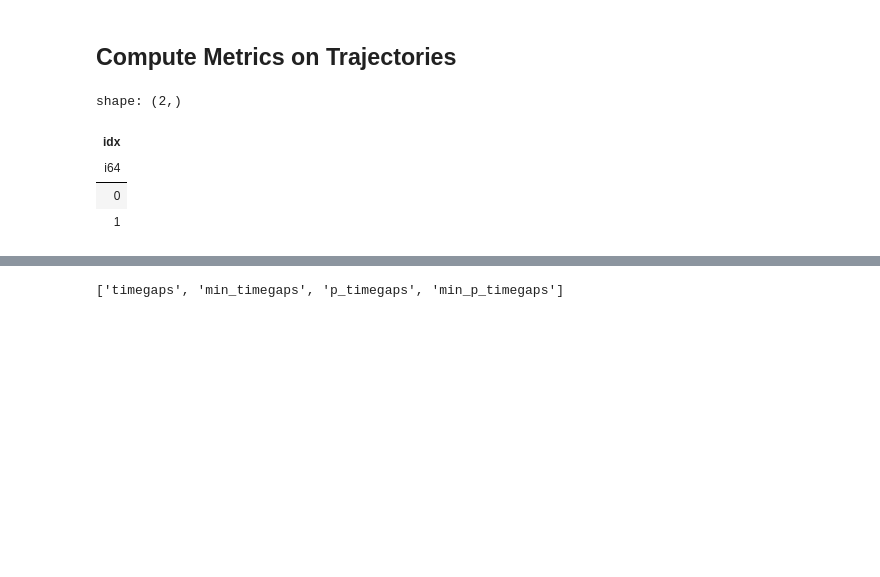
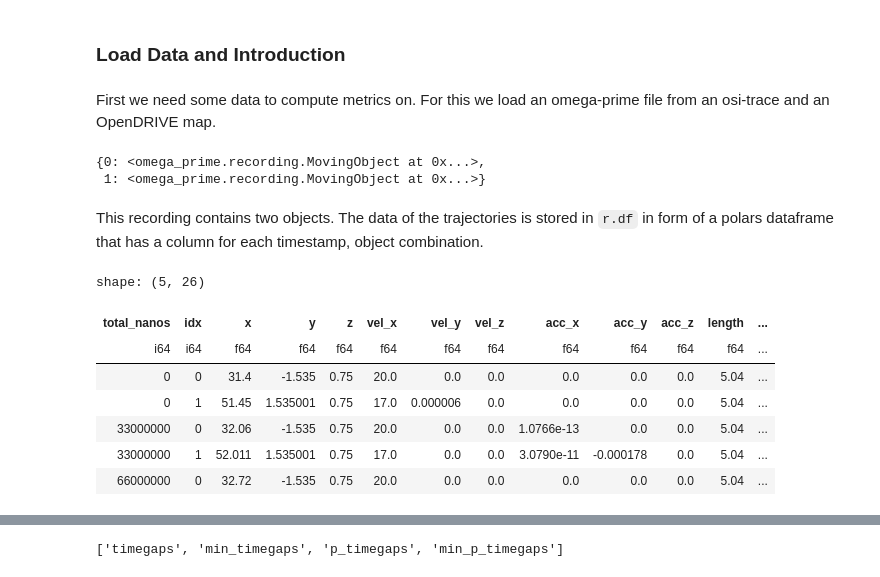
Before and after one commit to ika-rwth-aachen/omega-prime, a Jupyter notebook: docs/notebooks/tutorial_metrics.ipynb, the cells around one changed output, grey strips where cells are left out. Saved outputs shown, nothing was run; the diff lists cells and outputs as text; code cells hidden in the pictures; blank space fills up the shorter version.

Commit message:
update tutorial of metrics

```diff
--- a/docs/notebooks/tutorial_metrics.ipynb
+++ b/docs/notebooks/tutorial_metrics.ipynb
@@ -1,5 +1,7 @@
 # %% [markdown]
-## Compute Metrics on Trajectories
+### Load Data and Introduction
+# %% [markdown]
+First we need some data to compute metrics on. For this we load an omega-prime file from an osi-trace and an OpenDRIVE map.
 # %%
 import omega_prime
 import polars as pl
@@ -10,11 +12,20 @@ import numpy as np
 r = omega_prime.Recording.from_file(
     "../../example_files/alks_cut-in.osi", map_path="../../example_files/straight_500m.xodr"
 )
+r.moving_objects
+# %% [output]
+{0: <omega_prime.recording.MovingObject at 0x...>,
+ 1: <omega_prime.recording.MovingObject at 0x...>}
+# %% [markdown]
+This recording contains two objects. The data of the trajectories is stored in `r.df` in form of a polars dataframe that has a column for each timestamp, object combination.
 # %%
-r._df["idx"].unique()
+r.df.head()
 # %% [output]
-shape: (2,)
+shape: (5, 26)
-| idx |
-| i64 |
-| 0 |
-| 1 |
+| total_nanos | idx | x | y | z | vel_x | vel_y | vel_z | acc_x | acc_y | acc_z | length | ... |
+| i64 | i64 | f64 | f64 | f64 | f64 | f64 | f64 | f64 | f64 | f64 | f64 | ... |
+| 0 | 0 | 31.4 | -1.535 | 0.75 | 20.0 | 0.0 | 0.0 | 0.0 | 0.0 | 0.0 | 5.04 | ... |
+| 0 | 1 | 51.45 | 1.535001 | 0.75 | 17.0 | 0.000006 | 0.0 | 0.0 | 0.0 | 0.0 | 5.04 | ... |
+| 33000000 | 0 | 32.06 | -1.535 | 0.75 | 20.0 | 0.0 | 0.0 | 1.0766e-13 | 0.0 | 0.0 | 5.04 | ... |
+| 33000000 | 1 | 52.011 | 1.535001 | 0.75 | 17.0 | 0.0 | 0.0 | 3.0790e-11 | -0.000178 | 0.0 | 5.04 | ... |
+| 66000000 | 0 | 32.72 | -1.535 | 0.75 | 20.0 | 0.0 | 0.0 | 0.0 | 0.0 | 0.0 | 5.04 | ... |
```
Also changed, not shown: parts of 23 cells of this notebook, 4 other files.
